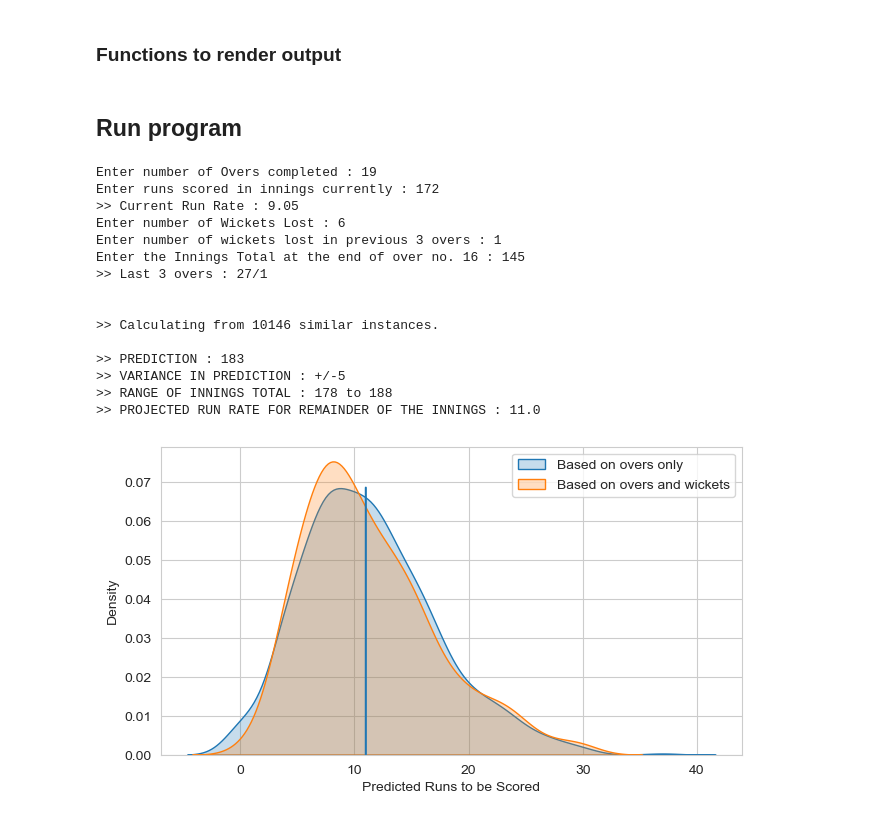
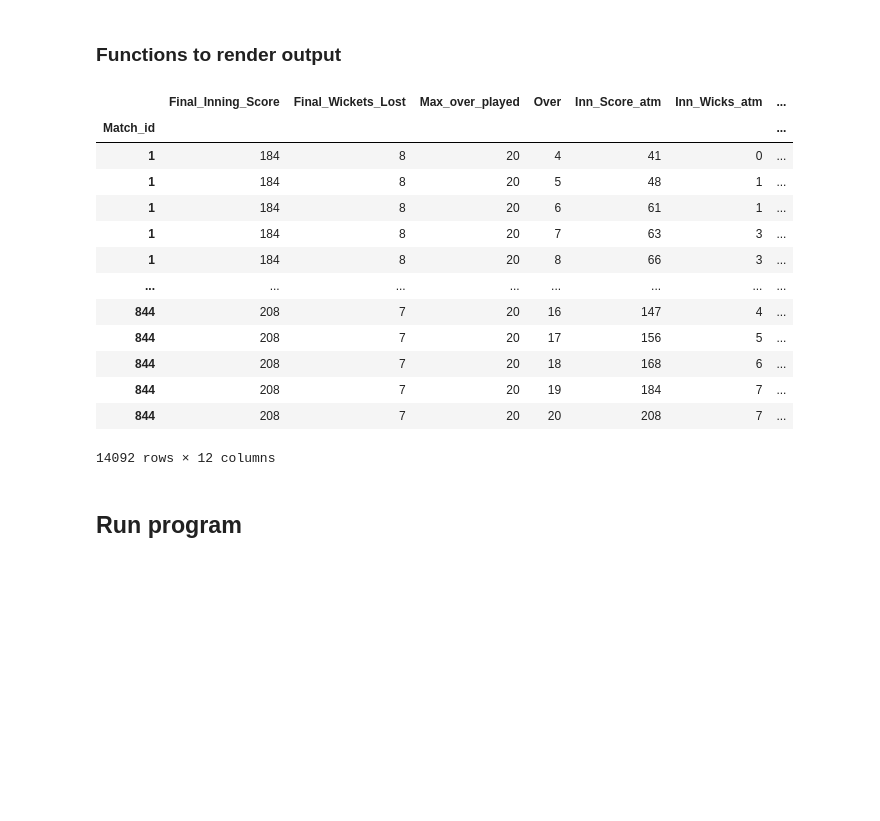
Before and after one commit to navindu-ds/T20-Cricket-Score-Predictor, a Jupyter notebook: t20-score-1st-innings-predictor.ipynb, the cells around one changed output. Cells and saved outputs as stored; diff of their text form; code cells hidden in the pictures; blank space fills up the shorter version.

```diff
--- a/t20-score-1st-innings-predictor.ipynb
+++ b/t20-score-1st-innings-predictor.ipynb
@@ -419,24 +425,22 @@ def display_dist(innings_data, expected_runs, mu, sigma):
 
     plt.legend()
     plt.xlabel("Predicted Runs to be Scored")
+# %%
+base_data_i1
+# %% [output]
+|  | Final_Inning_Score | Final_Wickets_Lost | Max_over_played | Over | Inn_Score_atm | Inn_Wicks_atm | ... |
+| Match_id |  |  |  |  |  |  | ... |
+| 1 | 184 | 8 | 20 | 4 | 41 | 0 | ... |
+| 1 | 184 | 8 | 20 | 5 | 48 | 1 | ... |
+| 1 | 184 | 8 | 20 | 6 | 61 | 1 | ... |
+| 1 | 184 | 8 | 20 | 7 | 63 | 3 | ... |
+| 1 | 184 | 8 | 20 | 8 | 66 | 3 | ... |
+| ... | ... | ... | ... | ... | ... | ... | ... |
+| 844 | 208 | 7 | 20 | 16 | 147 | 4 | ... |
+| 844 | 208 | 7 | 20 | 17 | 156 | 5 | ... |
+| 844 | 208 | 7 | 20 | 18 | 168 | 6 | ... |
+| 844 | 208 | 7 | 20 | 19 | 184 | 7 | ... |
+| 844 | 208 | 7 | 20 | 20 | 208 | 7 | ... |
+14092 rows × 12 columns
 # %% [markdown]
 ## Run program
-# %%
-input_t20_i1()
-# %% [output]
-Enter number of Overs completed : 19
-Enter runs scored in innings currently : 172
->> Current Run Rate : 9.05
-Enter number of Wickets Lost : 6
-Enter number of wickets lost in previous 3 overs : 1
-Enter the Innings Total at the end of over no. 16 : 145
->> Last 3 overs : 27/1
-
-
->> Calculating from 10146 similar instances.
-
->> PREDICTION : 183
->> VARIANCE IN PREDICTION : +/-5
->> RANGE OF INNINGS TOTAL : 178 to 188
->> PROJECTED RUN RATE FOR REMAINDER OF THE INNINGS : 11.0
-[figure, removed]
```
Also changed, not shown: parts of 3 cells of this notebook, 5 other files.
